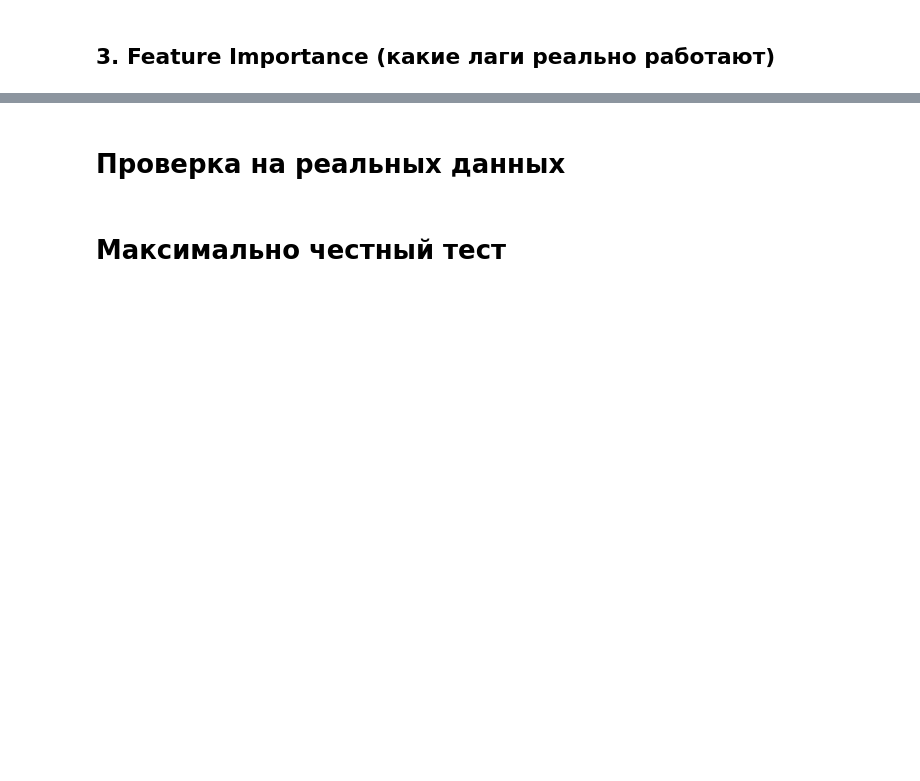
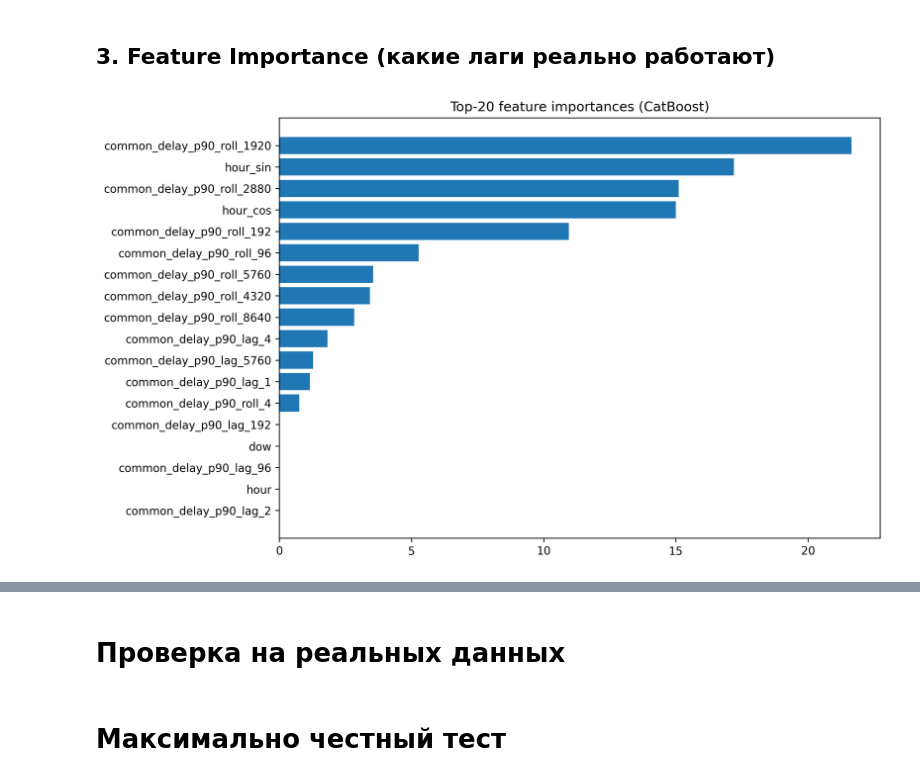
Before and after one commit to nikborovets/realtime_anomaly_analytics, a Jupyter notebook: catboost_baseline.ipynb, the cells around one changed output, grey strips where cells are left out. Drawn from its saved outputs; the diff is of its cells as text; code cells hidden in the pictures; blank space fills up the shorter version.

Commit message:
add shit model

```diff
--- a/catboost_baseline.ipynb
+++ b/catboost_baseline.ipynb
@@ -187,23 +189,28 @@ plt.tight_layout(); plt.show()
 # %% [markdown]
 ## 3. Feature Importance (какие лаги реально работают)
 # %%
+model = loaded_model
 feat_names = model.model.feature_names_        # ← то, что CatBoost запомнил
 importances = model.model.get_feature_importance(type='FeatureImportance')
 
 # в один датафрейм
 imp_df = (pd.DataFrame({"feature": feat_names,
                         "importance": importances})
             .sort_values(by="importance", ascending=False)
             .reset_index(drop=True))
 
 # ---------------------------------------------------
 #  топ-20 на графике
 # ---------------------------------------------------
 plt.figure(figsize=(10,6))
-plt.barh(imp_df.feature.head(20)[::-1],
-         imp_df.importance.head(20)[::-1])
+plt.barh(imp_df.feature[::-1],
+         imp_df.importance[::-1])
+# plt.barh(imp_df.feature.head(20)[::-1],
+#          imp_df.importance.head(20)[::-1])
 plt.title("Top-20 feature importances (CatBoost)")
 plt.tight_layout(); plt.show()
+# %% [output]
+[figure, added]
 # %%
 plt.figure(figsize=(14,4))
 plt.plot(resid.index, resid, alpha=0.7)
```
Also changed, not shown: parts of 12 cells of this notebook, 17 other files.
